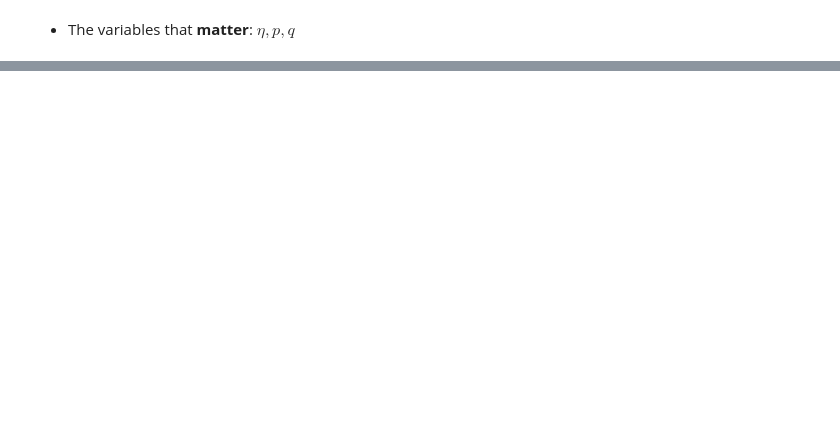
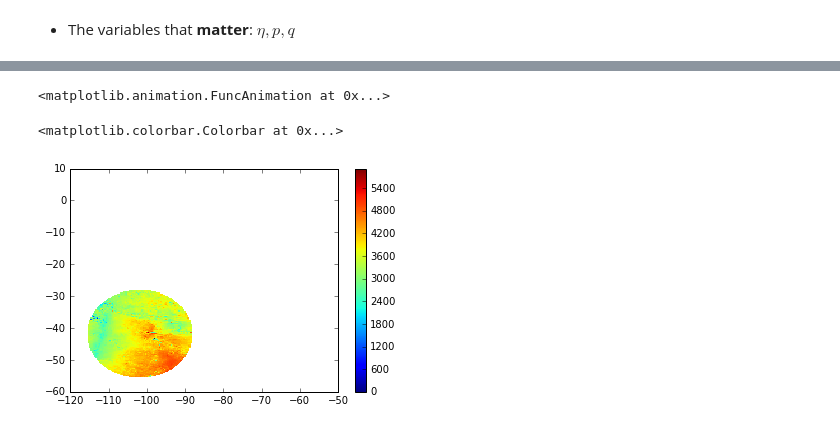
Before and after one commit to jgalazm/tsunamilab, a Jupyter notebook: ipynb/modelo_comcot_lineal2d_sinbordemovil_esfericas.ipynb, the cells around one changed output, grey strips where cells are left out. Drawn from its saved outputs; the diff is of its cells as text; code cells hidden in the pictures; blank space fills up the shorter version.

```diff
--- a/ipynb/modelo_comcot_lineal2d_sinbordemovil_esfericas.ipynb
+++ b/ipynb/modelo_comcot_lineal2d_sinbordemovil_esfericas.ipynb
@@ -111,6 +343,9 @@ RT = 0.5*dt*cori_w
 # %%
+angN = (ymesh + 0.5*dy/60.)*rad_deg
+sinN = np.sin(angN)
 hq = h*1.0
 hq[:,0:-1] = 0.5*(h[:,0:-1]+h[:,1:])
-R4 = np.where(hq>0,RS/(dy*rad_min),0.0)
+R4 = np.where(hq>0,RS/(dy*rad_min)*hq,0.0)
+R5 = RT*sinN
 # %% [markdown]
 * The variables that **matter**: $\eta,p,q$
@@ -359,0 +352,13 @@ def simulation(x,h,eta,p,q,rx,ry,dx,dy,cfl,nt,gx):
+# %%
+nt = 200
+eta = np.zeros((nt,nx,ny))
+p = np.zeros_like(eta)
+q = np.zeros_like(eta)
+
+eta[0,:,:] = np.exp(-((xmesh+100)**2+(y+30)**2)/10)*5.0
+
+xmid = 0.3*x.max()+0.7*x.min()
+ymid = 0.3*y.max()+0.7*y.min()
+L = 0.15*(y.max()-y.min())
+eta[0,:,:] = np.exp(-((xmesh-xmid)**2+(ymesh-ymid)**2)/L**2)
+# eta[0,:,:] = np.where(h>0,eta[0,:,:],-h)
@@ -359,0 +373,2 @@ def simulation(x,h,eta,p,q,rx,ry,dx,dy,cfl,nt,gx):
+# %%
+eta,p,q = simulation(x,h,eta,p,q,R1,R11,R6,R2,R4,R5,nt,gx)
@@ -359,0 +393,37 @@ def simulation(x,h,eta,p,q,rx,ry,dx,dy,cfl,nt,gx):
+# %%
+from matplotlib import animation
+from JSAnimation import IPython_display
+
+fig = plt.figure(figsize=(6,6))
+ax2 = fig.add_subplot(111)
+quad1 = ax2.pcolormesh(xmesh,ymesh,eta[0,:,:],vmax=eta[0,:,:].max(),vmin=0.0,
+                       shading='gouraud',cmap=plt.cm.seismic)
+plt.pcolormesh(xmesh,ymesh,np.ma.masked_where(h>0,-h),vmin=0.0,vmax=8000, cmap=plt.cm.Greens_r)
+ax2.contour(xmesh,ymesh,h,[0.,10.,100.,1000.],colors='k')
+ax2.contour(xmesh,ymesh,h,[-5000.,-2000.,-200.],colors='w')
+ax2.set_axis_off()
+t = ax2.set_title('Time = %.2f min'%(0.0))
+# ax2.set_xlim(-10,5)
+# ax2.set_ylim(-5,5)
+cb2 = fig.colorbar(quad1,ax=ax2)
+ax2.set_aspect('equal')
+def init():
+    quad1.set_array([])
+    return quad1,
+
+
+def animate(i):
+    t.set_text('Time = %.2f min'%(i*dt/60.))
+    quad1.set_array(np.ma.masked_where(h<0,eta[i*4,:,:]).ravel())
+    return quad1,
+
+animation.FuncAnimation(fig, animate, init_func=init,
+                        frames=50, interval=100)
+# %% [output]
+<matplotlib.animation.FuncAnimation at 0x...>
+# %%
+plt.pcolormesh(xmesh,ymesh,np.ma.masked_where(eta[0,:,:]<1e-1,h),vmin=0.0)
+plt.colorbar()
+# %% [output]
+<matplotlib.colorbar.Colorbar at 0x...>
+[figure, added]
```
Also changed, not shown: parts of 16 cells of this notebook, 2 other files.
